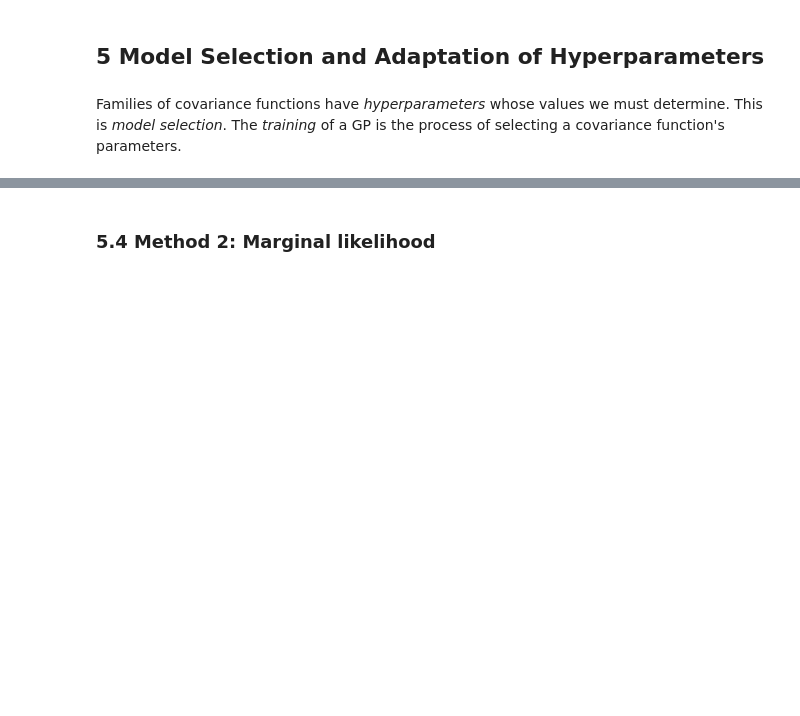
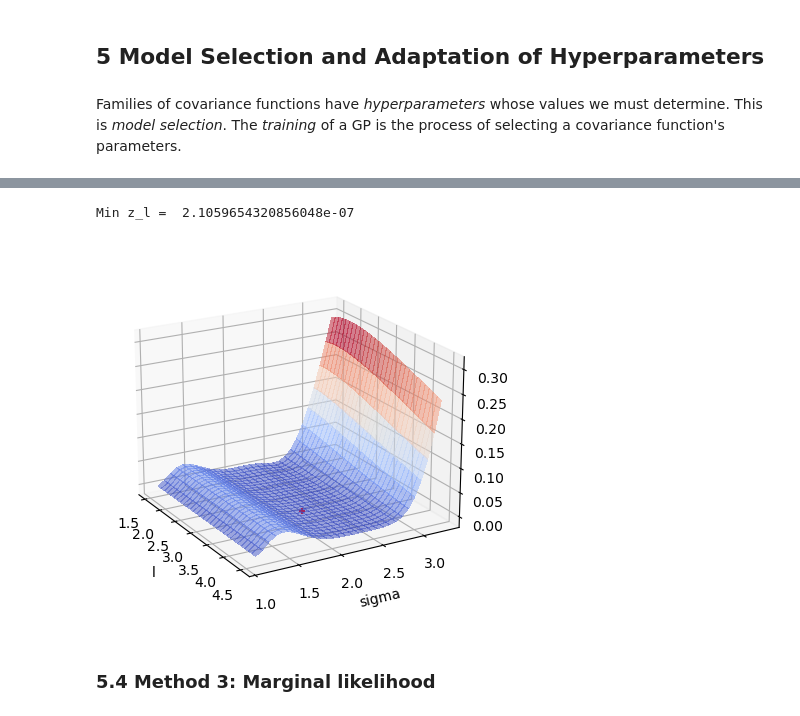
Before and after one commit to SashaCroatia/GaussianProcessRegression, a Jupyter notebook: Hyperparameter_Kernel_Selection.ipynb, the cells around one changed output, grey strips where cells are left out. Saved outputs shown, nothing was run; the diff lists cells and outputs as text; code cells hidden in the pictures; blank space fills up the shorter version.

```diff
--- a/Hyperparameter_Kernel_Selection.ipynb
+++ b/Hyperparameter_Kernel_Selection.ipynb
@@ -83,4 +453,9 @@ Families of covariance functions have _hyperparameters_ whose values we must det
+# %%
+plot3D([sigma_n, l, sigma, z], [l_plot, sigma_plot, num_points, function])
+# %% [output]
+Min z_l =  2.1059654320856048e-07
+[figure, added]
 # %% [markdown]
-### 5.4 Method 2: Marginal likelihood
+### 5.4 Method 3: Marginal likelihood
 # %% [markdown]
 Definitions
```
Also changed, not shown: parts of 50 cells of this notebook, 1 other file.
